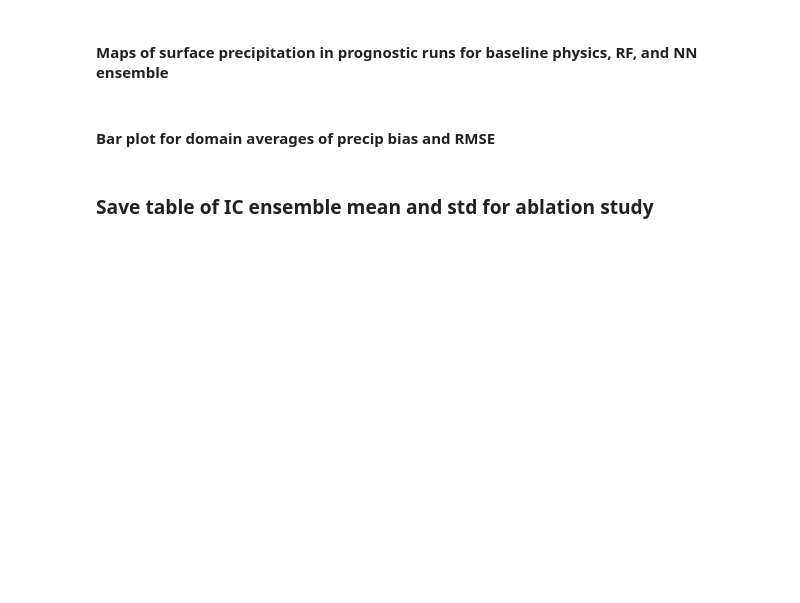
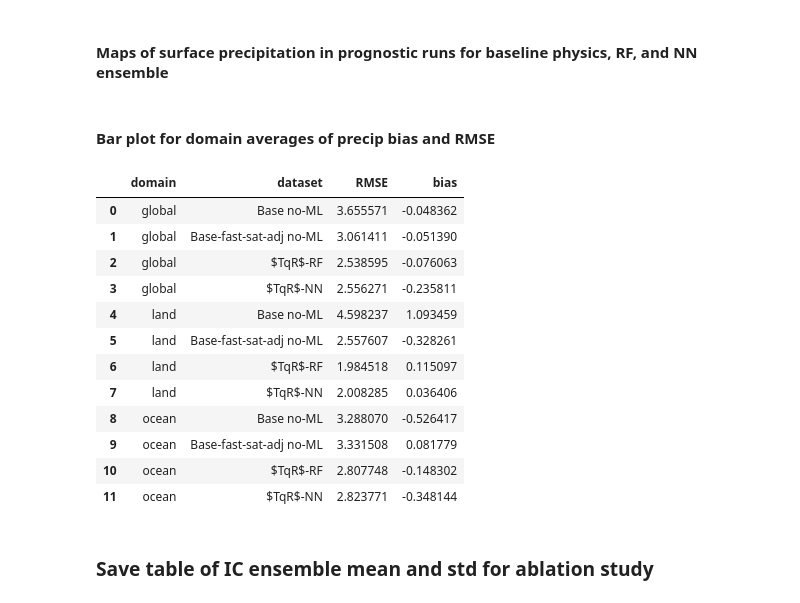
Before and after one commit to ai2cm/nudge-to-fine-3km-manuscript-workflow, a Jupyter notebook: notebooks/Figure-11-sfc-precip-time-mean-maps.ipynb, the cells around one changed output. Saved outputs shown, nothing was run; the diff lists cells and outputs as text; code cells hidden in the pictures; blank space fills up the shorter version.

```diff
--- a/notebooks/Figure-11-sfc-precip-time-mean-maps.ipynb
+++ b/notebooks/Figure-11-sfc-precip-time-mean-maps.ipynb
@@ -144,6 +148,22 @@ for domain in ["global", "land", "ocean"]:
         domain_avg_biases.append([domain, label, rmse, bias])
 
 biases = pd.DataFrame(domain_avg_biases, columns=["domain", "dataset", "RMSE", "bias"])
+# %%
+biases
+# %% [output]
+|  | domain | dataset | RMSE | bias |
+| 0 | global | Base no-ML | 3.655571 | -0.048362 |
+| 1 | global | Base-fast-sat-adj no-ML | 3.061411 | -0.051390 |
+| 2 | global | $TqR$-RF | 2.538595 | -0.076063 |
+| 3 | global | $TqR$-NN | 2.556271 | -0.235811 |
+| 4 | land | Base no-ML | 4.598237 | 1.093459 |
+| 5 | land | Base-fast-sat-adj no-ML | 2.557607 | -0.328261 |
+| 6 | land | $TqR$-RF | 1.984518 | 0.115097 |
+| 7 | land | $TqR$-NN | 2.008285 | 0.036406 |
+| 8 | ocean | Base no-ML | 3.288070 | -0.526417 |
+| 9 | ocean | Base-fast-sat-adj no-ML | 3.331508 | 0.081779 |
+| 10 | ocean | $TqR$-RF | 2.807748 | -0.148302 |
+| 11 | ocean | $TqR$-NN | 2.823771 | -0.348144 |
 # %% [markdown]
 ### Save table of IC ensemble mean and std for ablation study
 # %%
```
Also changed, not shown: parts of 9 cells of this notebook, 3 other files.
